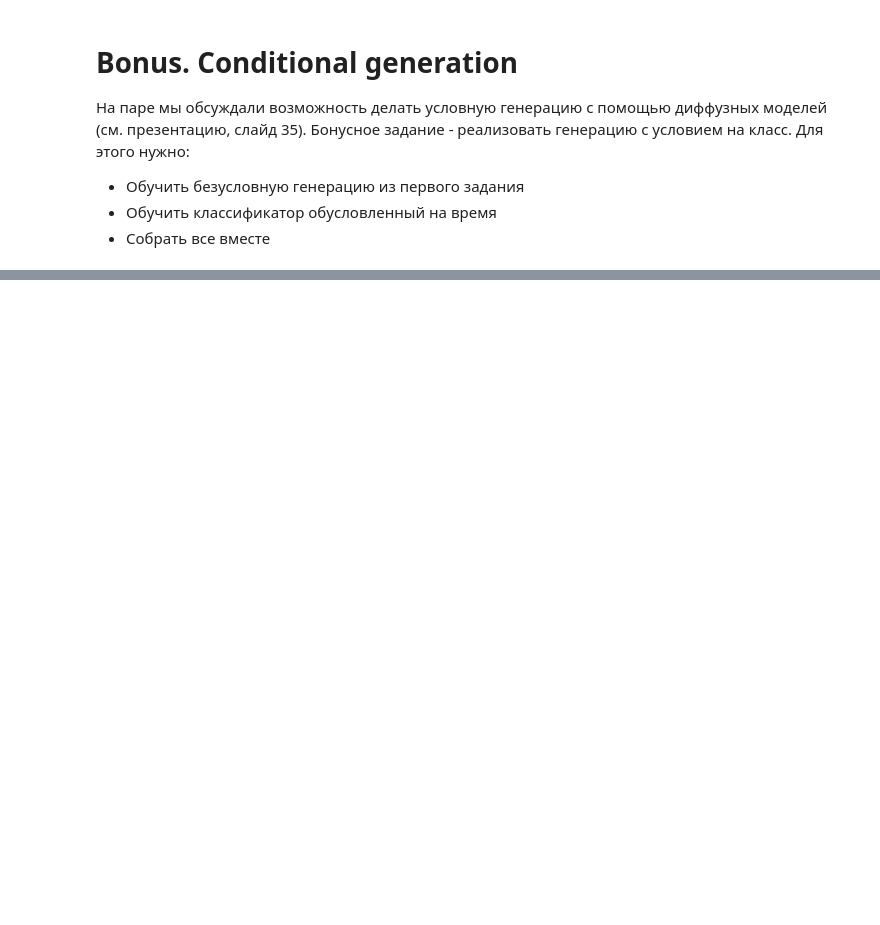
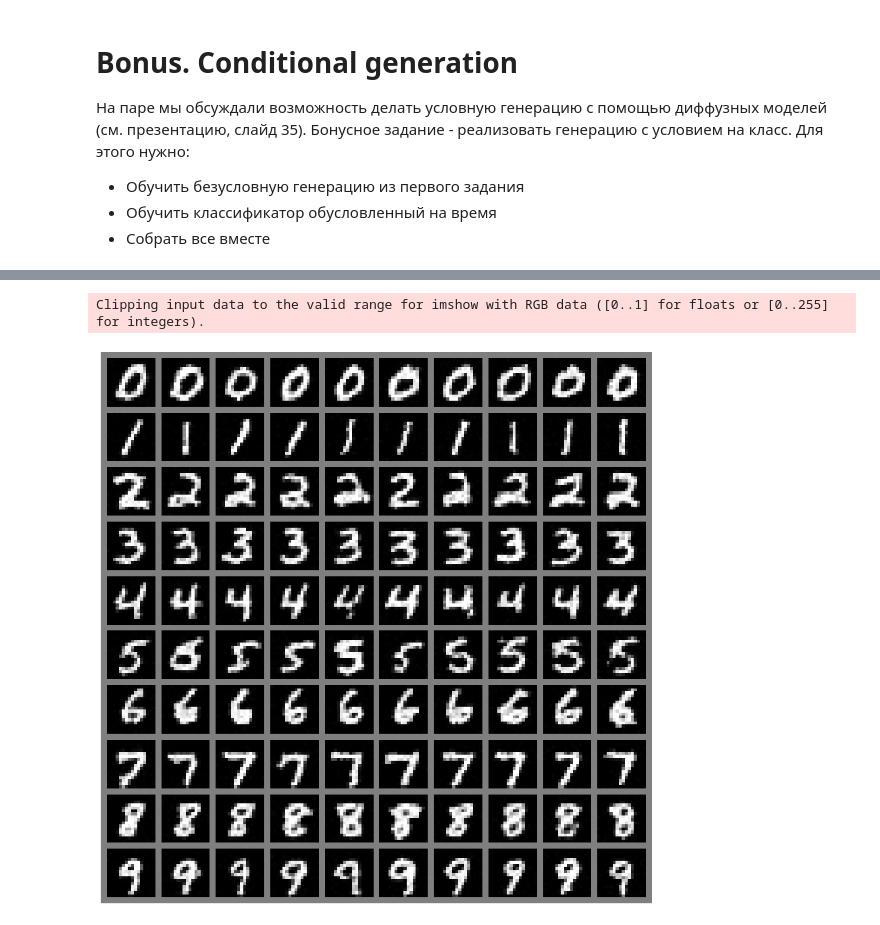
Before and after one commit to rtyasdf/DUL, a Jupyter notebook: Homework15_diffusion.ipynb, the cells around one changed output, grey strips where cells are left out. Saved outputs shown, nothing was run; the diff lists cells and outputs as text; code cells hidden in the pictures; blank space fills up the shorter version.

```diff
--- a/Homework15_diffusion.ipynb
+++ b/Homework15_diffusion.ipynb
@@ -327,0 +548,8 @@ Clipping input data to the valid range for imshow with RGB data ([0..1] for floa
+# %%
+def solve_sde(x, f, g, ts=0, tf=1, dt=1e-3):
+    for t in tqdm(np.arange(ts, tf, dt)):
+        tt = torch.FloatTensor([t]).to(device)
+        z = torch.randn_like(x)
+        x = x + f(x, tt) * dt + g(tt) * z * abs(dt) ** 0.5
+
+    return x
@@ -327,0 +591,18 @@ Clipping input data to the valid range for imshow with RGB data ([0..1] for floa
+# %%
+x = torch.empty((10, 10, 1, 16, 16), device=device)
+for i in range(10):
+  x[i] = conditional_sample(bs=10, threshold=0.9, cls=i, dt=4e-3)
+x = x.reshape(-1, 1, 16, 16)
+
+x = x.detach().cpu()
+img = make_grid(x, nrow=10)
+img = img.permute(1, 2, 0)
+img = img * 0.5 + 0.5
+
+plt.rcParams["figure.figsize"] = [15., 15.]
+plt.imshow(img.numpy())
+plt.axis('off')
+plt.show()
+# %% [output]
+Clipping input data to the valid range for imshow with RGB data ([0..1] for floats or [0..255] for integers).
+[figure, added]
```
Also changed, not shown: parts of 26 cells of this notebook.
